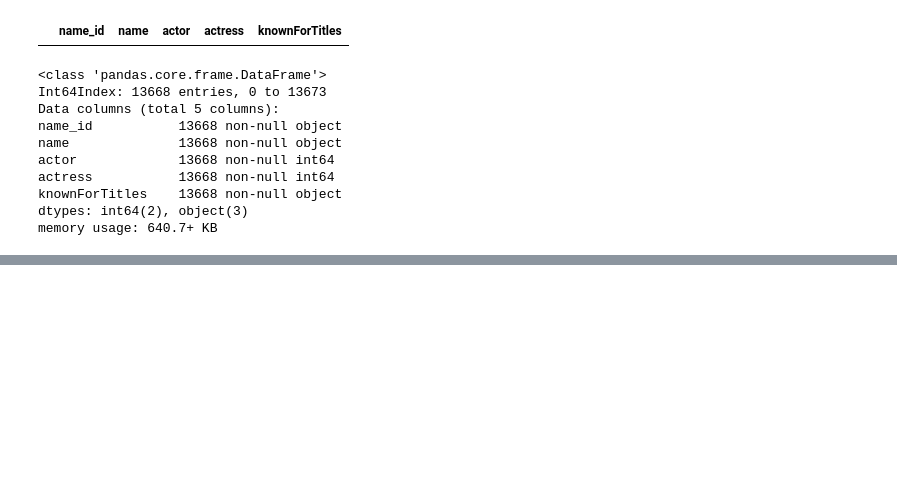
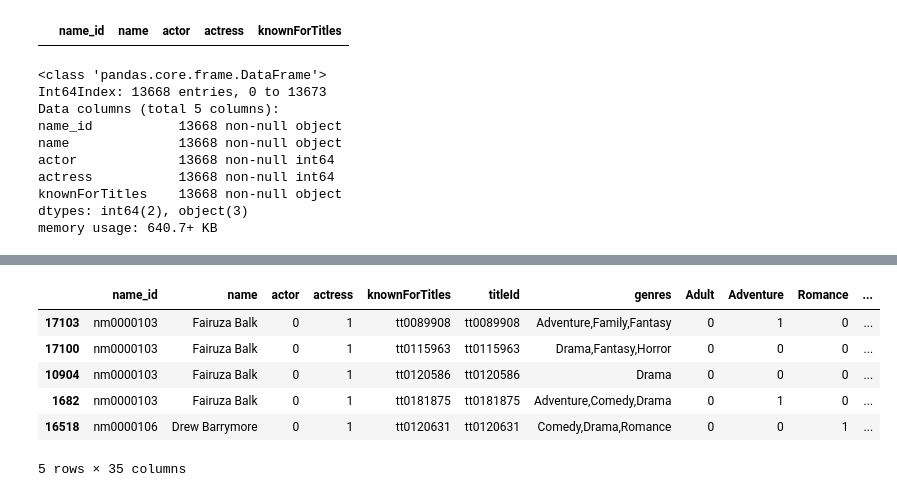
Before and after one commit to LuWang-zishuijing/ResumeClassifier, a Jupyter notebook: EDA/actors_manually_label.ipynb, the cells around one changed output, grey strips where cells are left out. Drawn from its saved outputs; the diff is of its cells as text; code cells hidden in the pictures; blank space fills up the shorter version.

```diff
--- a/EDA/actors_manually_label.ipynb
+++ b/EDA/actors_manually_label.ipynb
@@ -418,0 +486,12 @@ memory usage: 640.7+ KB
+# %%
+actors_lable_raw = ActorOrActress_TitlesGenres.copy()
+actors_lable_raw.drop('titleId',axis=1)
+actors_lable_raw.head()
+# %% [output]
+|  | name_id | name | actor | actress | knownForTitles | titleId | genres | Adult | Adventure | Romance | ... |
+| 17103 | nm0000103 | Fairuza Balk | 0 | 1 | tt0089908 | tt0089908 | Adventure,Family,Fantasy | 0 | 1 | 0 | ... |
+| 17100 | nm0000103 | Fairuza Balk | 0 | 1 | tt0115963 | tt0115963 | Drama,Fantasy,Horror | 0 | 0 | 0 | ... |
+| 10904 | nm0000103 | Fairuza Balk | 0 | 1 | tt0120586 | tt0120586 | Drama | 0 | 0 | 0 | ... |
+| 1682 | nm0000103 | Fairuza Balk | 0 | 1 | tt0181875 | tt0181875 | Adventure,Comedy,Drama | 0 | 1 | 0 | ... |
+| 16518 | nm0000106 | Drew Barrymore | 0 | 1 | tt0120631 | tt0120631 | Comedy,Drama,Romance | 0 | 0 | 1 | ... |
+5 rows × 35 columns
```
Also changed, not shown: parts of 19 cells of this notebook.
